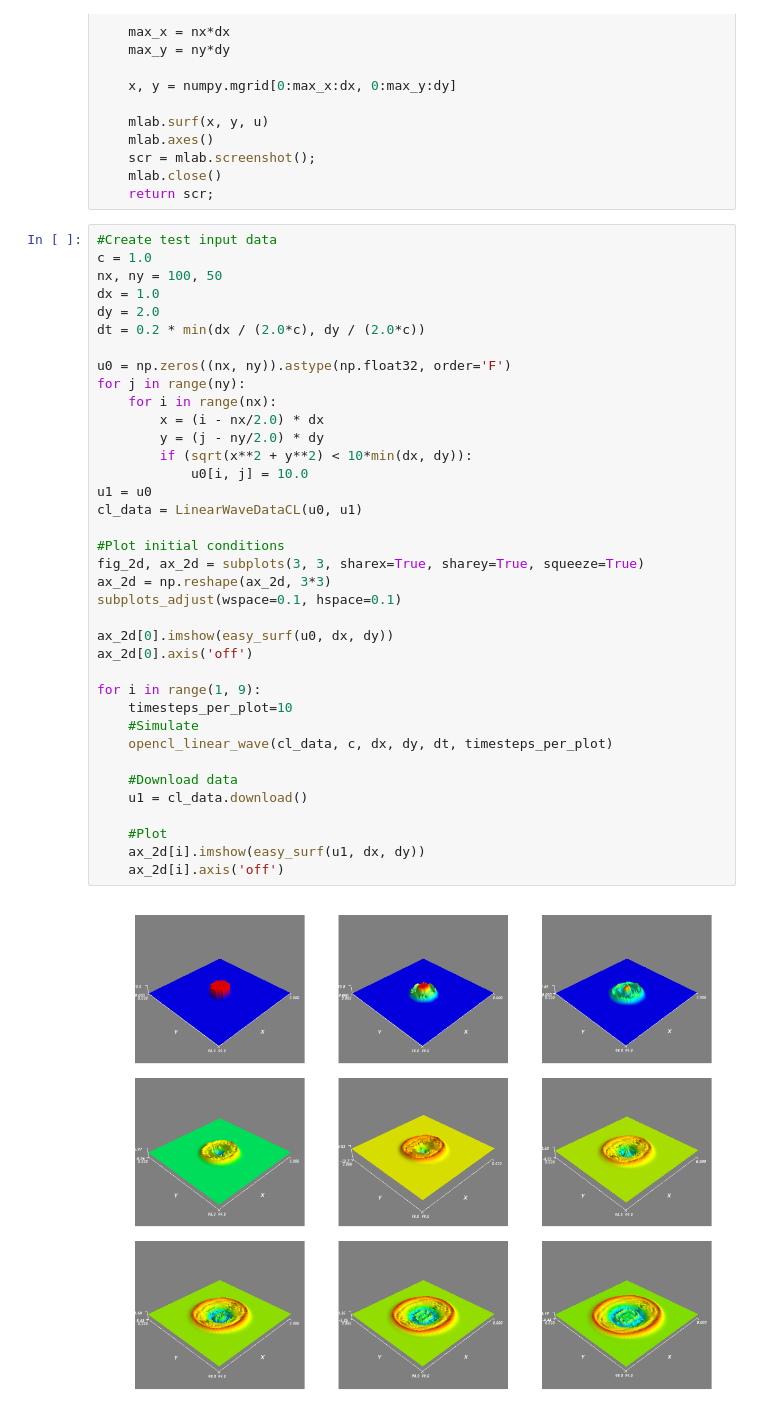
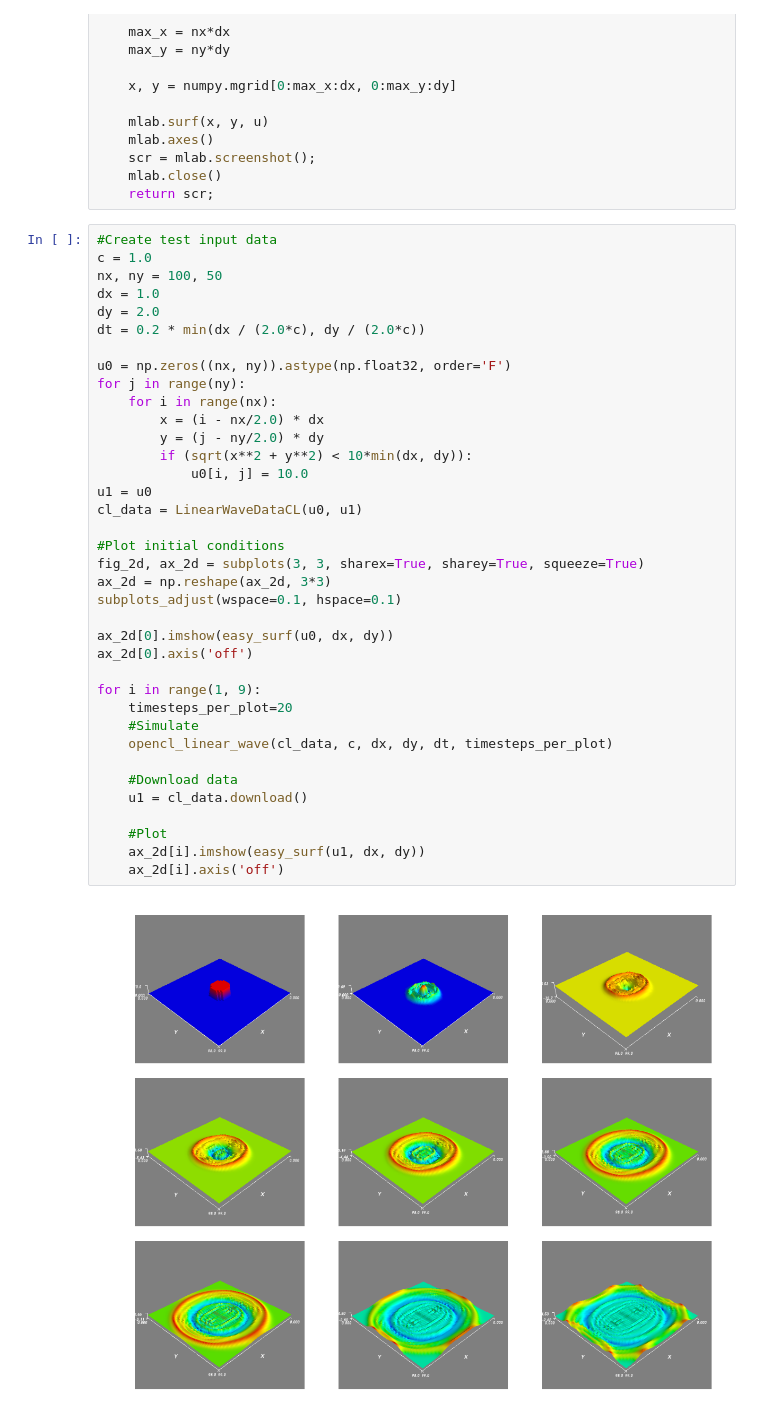
Before and after one commit to babrodtk/conslaws_python_opencl, a Jupyter notebook: LinearWave2D.ipynb, the cells around one changed output. Drawn from its saved outputs; the diff is of its cells as text.

```diff
--- a/LinearWave2D.ipynb
+++ b/LinearWave2D.ipynb
@@ -203,32 +220,32 @@ dt = 0.2 * min(dx / (2.0*c), dy / (2.0*c))
 
 u0 = np.zeros((nx, ny)).astype(np.float32, order='F')
 for j in range(ny):
     for i in range(nx):
         x = (i - nx/2.0) * dx
         y = (j - ny/2.0) * dy
         if (sqrt(x**2 + y**2) < 10*min(dx, dy)):
             u0[i, j] = 10.0
 u1 = u0
 cl_data = LinearWaveDataCL(u0, u1)
 
 #Plot initial conditions
 fig_2d, ax_2d = subplots(3, 3, sharex=True, sharey=True, squeeze=True)
 ax_2d = np.reshape(ax_2d, 3*3)
 subplots_adjust(wspace=0.1, hspace=0.1)
 
 ax_2d[0].imshow(easy_surf(u0, dx, dy))
 ax_2d[0].axis('off')
 
 for i in range(1, 9):
-    timesteps_per_plot=10
+    timesteps_per_plot=20
     #Simulate
     opencl_linear_wave(cl_data, c, dx, dy, dt, timesteps_per_plot)
 
     #Download data
     u1 = cl_data.download()
 
     #Plot
     ax_2d[i].imshow(easy_surf(u1, dx, dy))
     ax_2d[i].axis('off')
 # %% [output]
-[figure, old version]
+[figure, new version]
```
Also changed, not shown: parts of 1 cell of this notebook, 4 other files.
